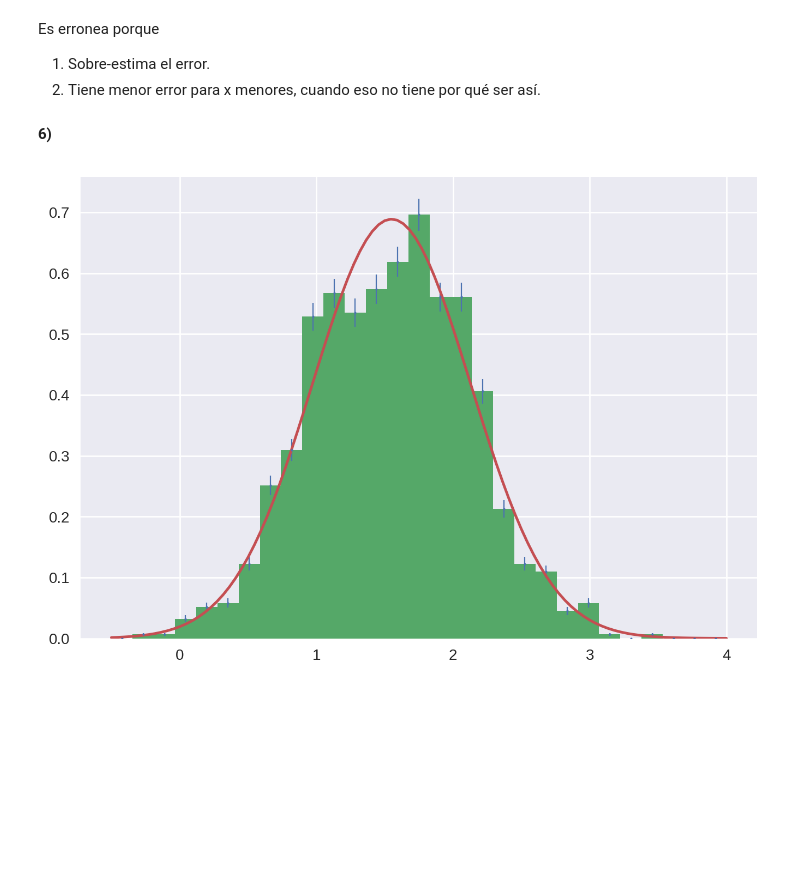
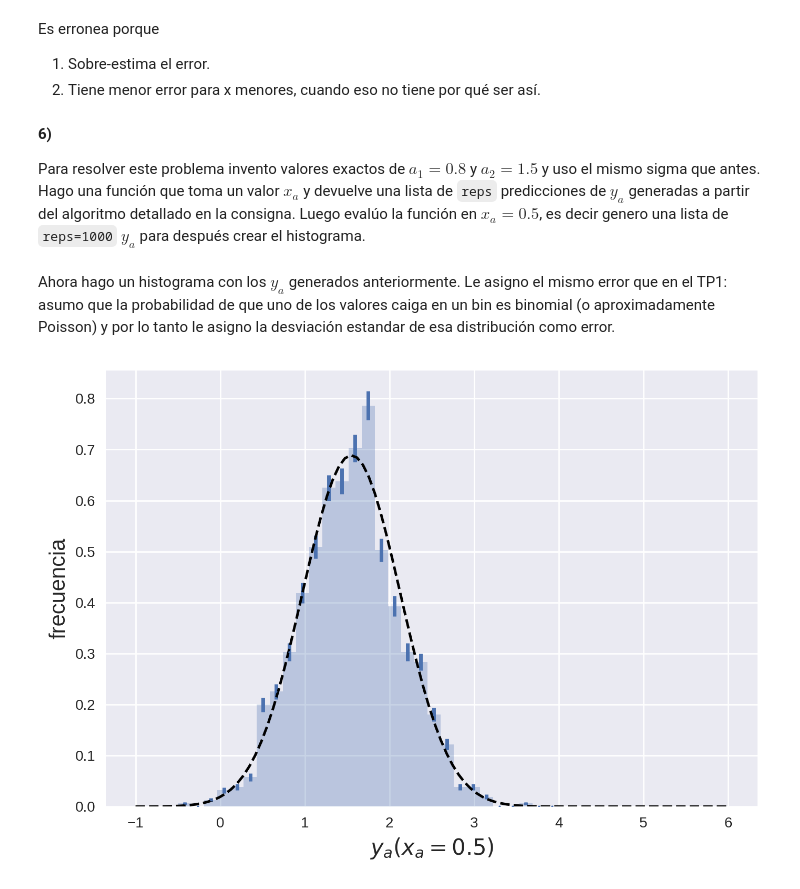
Before and after one commit to tdinapoli/mefe, a Jupyter notebook: tps/tp2/tp2-limpio.ipynb, the cells around one changed output. Drawn from its saved outputs; the diff is of its cells as text; code cells hidden in the pictures; blank space fills up the shorter version.

````diff
--- a/tps/tp2/tp2-limpio.ipynb
+++ b/tps/tp2/tp2-limpio.ipynb
@@ -11,7 +11,7 @@ import matplotlib.pyplot as plt
 import matplotlib as mpl
 import numpy as np
 import scipy.stats as ss
-plt.style.use('seaborn-v0_8')
+plt.style.use('seaborn')
 mpl.rcParams['figure.dpi'] = 200
 mpl.rcParams['legend.fontsize'] = 15
 mpl.rcParams['axes.labelsize'] = 15
@@ -229,6 +244,9 @@ Es erronea porque
 1. Tiene menor error para x menores, cuando eso no tiene por qué ser así.
 # %% [markdown]
 **6)**
+
+Para resolver este problema invento valores exactos de $a_1 = 0.8$ y $a_2 = 1.5$ y uso el mismo sigma que antes. Hago una función que toma un valor $x_a$ y devuelve una lista de ```reps``` predicciones de $y_a$ generadas a partir del algoritmo detallado en la consigna.
+Luego evalúo la función en $x_a = 0.5$, es decir genero una lista de ```reps=1000``` $y_a$ para después crear el histograma.
 # %%
 # Defino los valores exactos de a1 y a2
 a1, a2 = 0.8, 1.5
@@ -236,40 +254,49 @@ sigma = 0.3
 N = len(X)
 delta = N * np.sum(X**2) - np.sum(X)**2
 reps = 1000
+xa = 0.5
 
-y_a = np.zeros(reps, dtype=float)
+def gen_ya(xa):
+    # Inicializo el vector de predicciones
+    y_a = np.zeros(reps, dtype=float)
 
-for rep in range(reps):
+    for rep in range(reps):
 
-    # Genero los Y a través de la distribución
-    Ygen = np.array([np.random.normal(a1 + a2*x, sigma) for x in X])
+        # Genero los Y a través de la distribución
+        Ygen = np.array([np.random.normal(a1 + a2*x, sigma) for x in X])
 
-    # Obtengo el vector de parámetros resolviendo la ecuación que escribí antes
-    A = np.linalg.inv(Xls.T @ Xls) @ Xls.T @ Ygen.T
+        # Obtengo el vector de parámetros resolviendo la ecuación que escribí antes
+        A = np.linalg.inv(Xls.T @ Xls) @ Xls.T @ Ygen.T
 
-    sigma1 = np.sqrt(sigma**2/delta * np.sum(X**2))
-    sigma2 = np.sqrt(sigma**2/delta * N)
+        # Agrego a la lista la predicción
+        y_a[rep] = np.array([1, xa]) @ A
 
-    y_a[rep] = np.array([1, 0.5]) @ A
+    return y_a
 
-#    print(f"a1 = {A[0]} +- {sigma1}")
-#    print(f"a2 = {A[1]} +- {sigma2}")
+y_a = gen_ya(xa)
+# %% [markdown]
+Ahora hago un histograma con los $y_a$ generados anteriormente. Le asigno el mismo error que en el TP1: asumo que la probabilidad de que uno de los valores caiga en un bin es binomial (o aproximadamente Poisson) y por lo tanto le asigno la desviación estandar de esa distribución como error.
 # %%
+# Genero los bines del histograma
 freq, bin_edges = np.histogram(y_a,
                                bins=np.linspace(-0.5, 4, 30),
                              density=True)
 
-# Grafico los errores
+# Calculo las barras de error
 bin_width = bin_edges[1] - bin_edges[0]
 bin_centers = bin_edges[:-1] + bin_width/2
 barras_error = np.sqrt(freq)/np.sqrt(len(y_a))
 
-xplot = np.linspace(-0.5, 4, 100)
-xa = 0.5
+# ploteo el histograma, las barras de error y la gaussiana que los explica teóricamente
+xplot = np.linspace(-1, 6, 100)
+plt.stairs(freq, bin_edges, fill=True, label="Experimental", alpha=0.3)
 plt.errorbar(bin_centers, freq, yerr=barras_error,
-             fmt='.', markersize=3, linewidth=0.8, capsize=2)
-plt.stairs(freq, bin_edges, fill=True, label="Experimental")
-plt.plot(xplot, ss.norm.pdf(xplot, a2*xa + a1, sigma_ya(xa, X, sigma, delta)))
+             fmt='.', markersize=3, linewidth=2.5, color="C0")
+plt.plot(xplot, ss.norm.pdf(xplot, a2*xa + a1, sigma_ya(xa, X, sigma, delta)), color="k", linestyle="dashed")
+
+# Agrego info al plot
+plt.xlabel("$y_a(x_a=0.5)$")
+plt.ylabel("frecuencia")
 plt.show()
 # %% [output]
-[figure, old version]
+[figure, new version]
````
Also changed, not shown: parts of 12 cells of this notebook, 1 other file.
